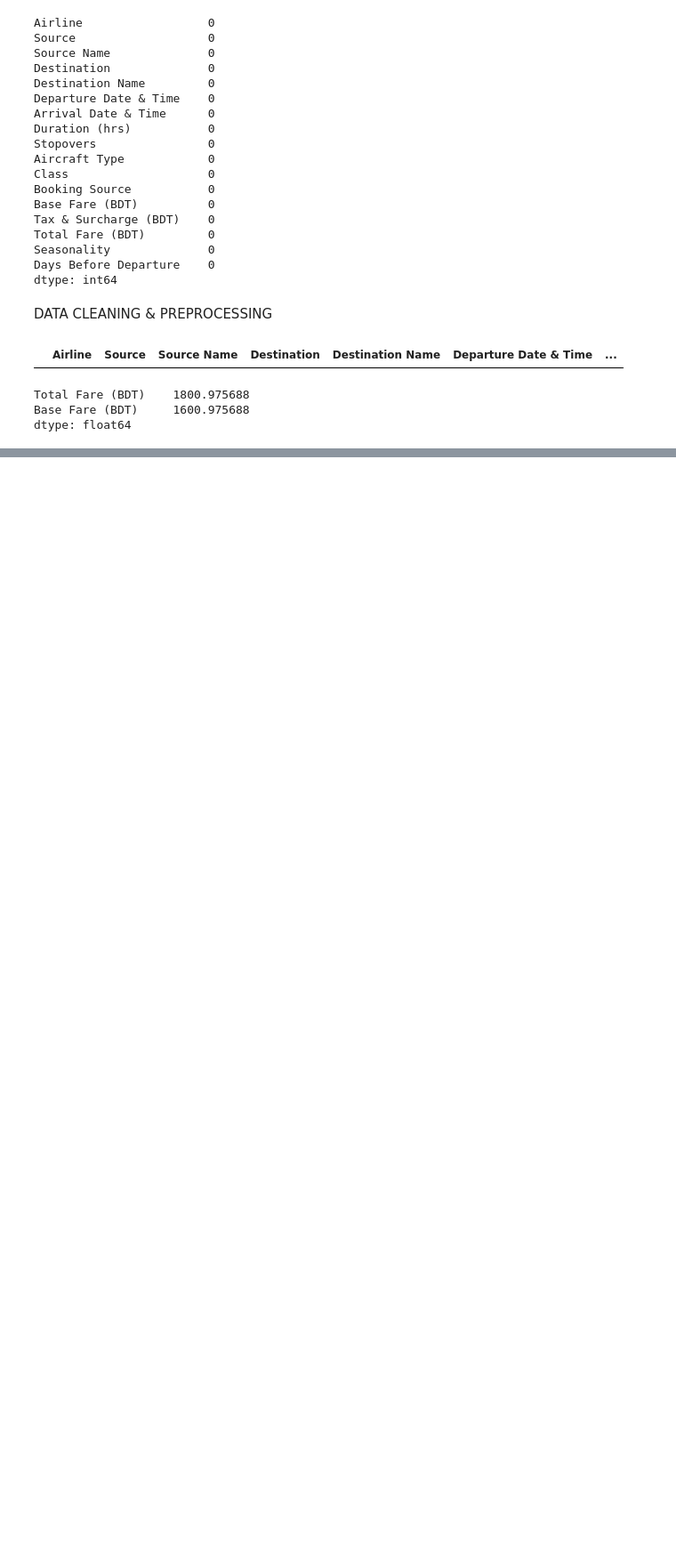
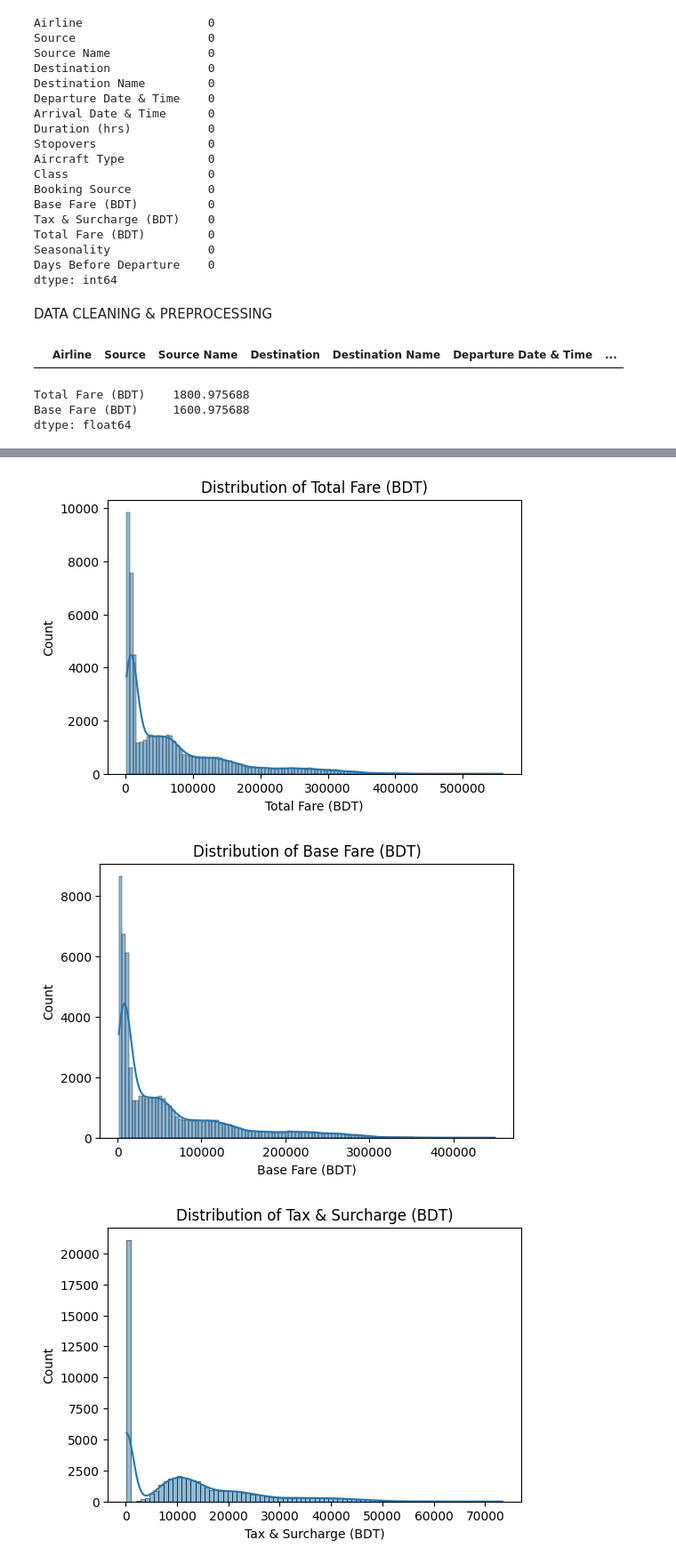
Before and after one commit to Richard-Sarfo/Flight_Price_Prediction, a Jupyter notebook: notebook.ipynb, the cells around one changed output, grey strips where cells are left out. Shown at 89% size. Saved outputs shown, nothing was run; the diff lists cells and outputs as text; code cells hidden in the pictures; blank space fills up the shorter version.

Commit message:
Visuals in notebook

```diff
--- a/notebook.ipynb
+++ b/notebook.ipynb
@@ -112,0 +117,6 @@ df.head()
+# %%
+plot_fare_distributions(df)
+# %% [output]
+[figure, added]
+[figure, added]
+[figure, added]
```
Also changed, not shown: parts of 6 cells of this notebook.
